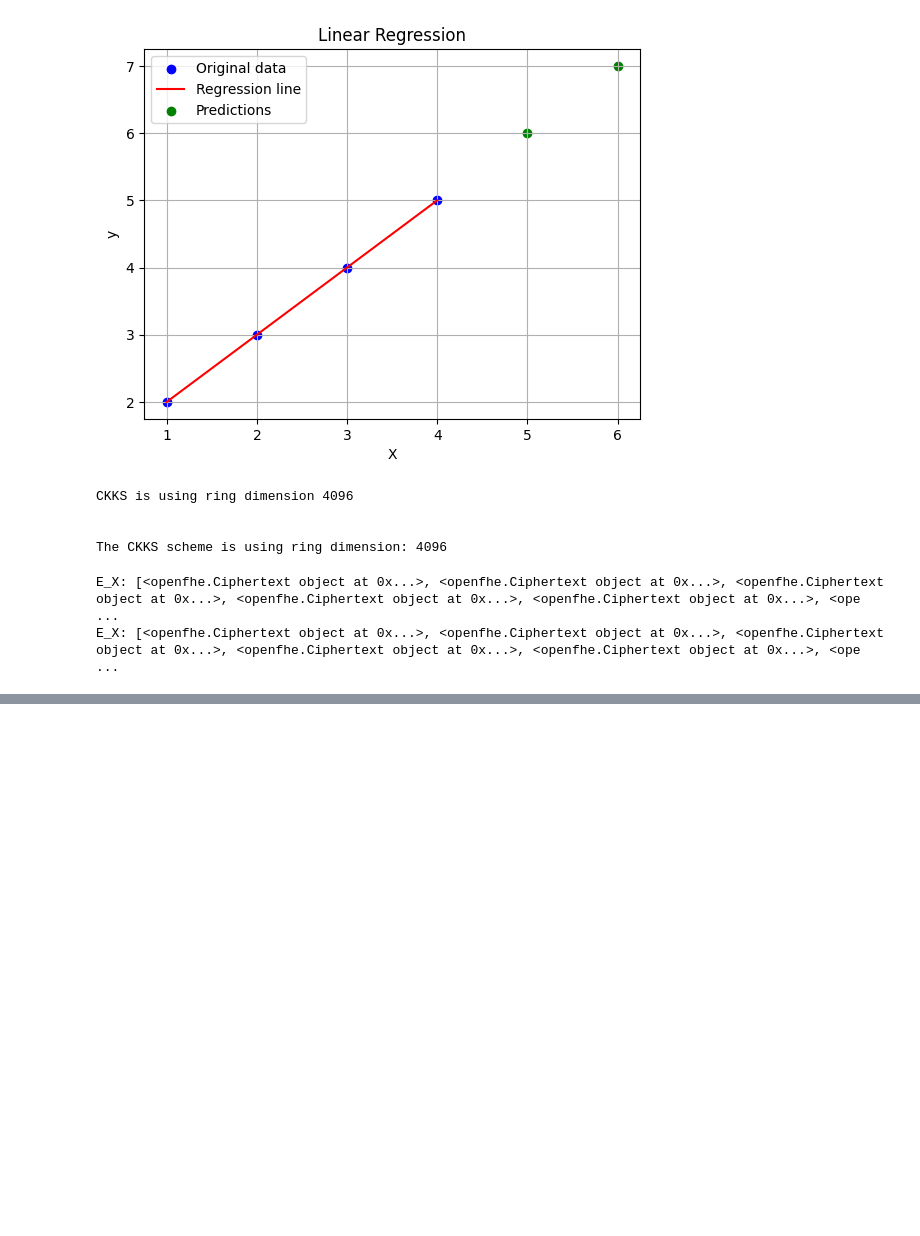
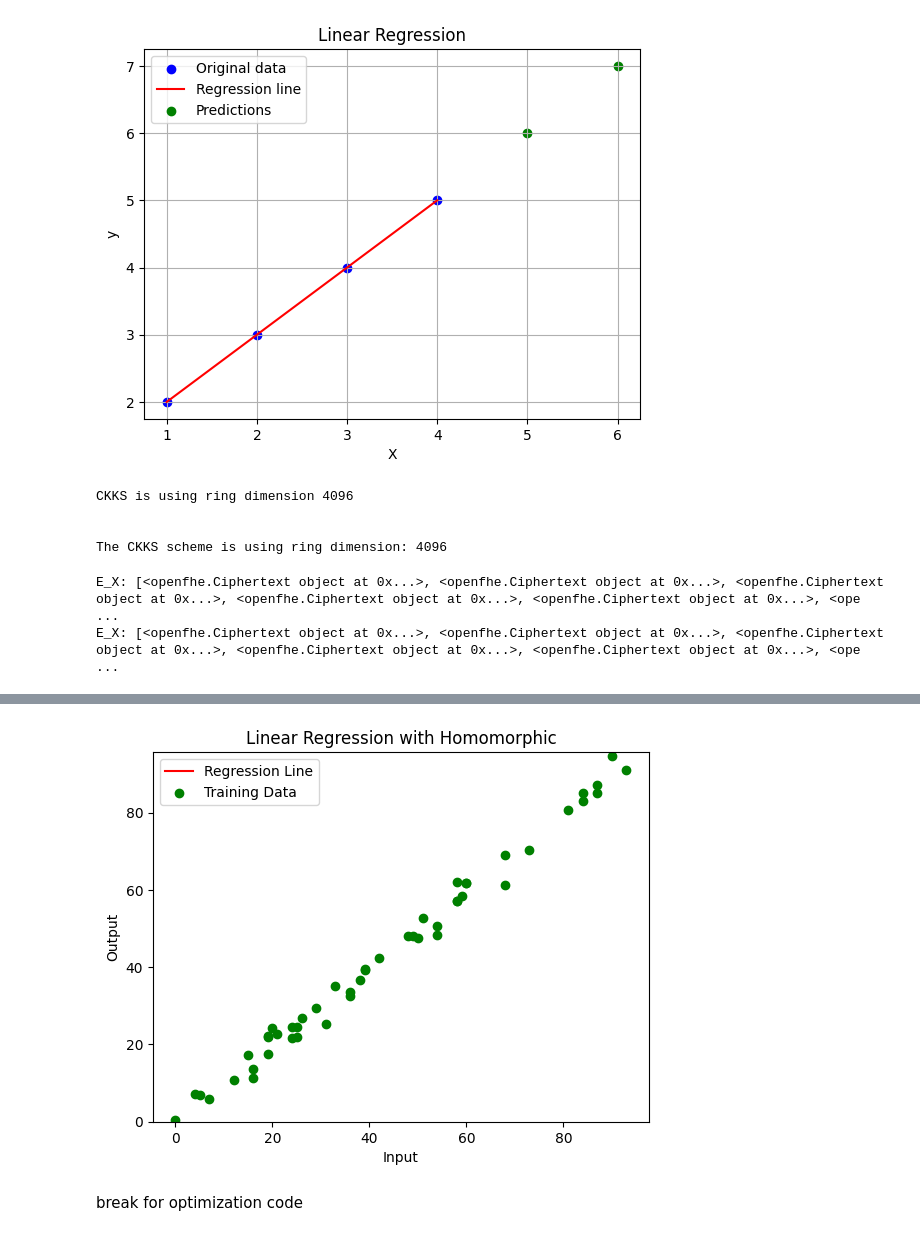
Before and after one commit to siennaphia/HelLibpt2, a Jupyter notebook: homo_lr .ipynb, the cells around one changed output, grey strips where cells are left out. Cells and saved outputs as stored; diff of their text form; code cells hidden in the pictures; blank space fills up the shorter version.

```diff
--- a/homo_lr .ipynb
+++ b/homo_lr .ipynb
@@ -222,8 +231,8 @@ class HomomorphicLinearRegression:
         dc = self.crypto_context.EvalMult(ciphertext_after, two)
 
         # Assign values to dm and dc
-        derivates["dm"] = dm
-        derivates["dc"] = dc
+        derivates["dm"] = self.crypto_context.EvalBootstrap(dm)
+        derivates["dc"] = self.crypto_context.EvalBootstrap(dc)
         return derivates
 
     def update_parameters(self, derivates, learning_rate):
@@ -238,7 +247,7 @@ class HomomorphicLinearRegression:
 
     ##########################
 
-    def train(self, E_X, E_Y, num_iterations=100, learning_rate=0.01):
+    def train(self, E_X, E_Y, num_iterations=100, learning_rate=0.0001):
         # Assuming E_X is structured correctly as per previous discussions
         # num_samples = len(E_X)  # Number of samples
         num_features = 8  # Assuming this is the correct way to determine the number of features
@@ -265,14 +274,24 @@ class HomomorphicLinearRegression:
 
         def update(i):
             # Forward propagation
+            start_fp = time.time()
             predictions = self.forward_propagation(E_X)
+            end_fp = time.time()
+            print(f"Forward propagation took {(end_fp - start_fp)/60:.8f} minutes.")
             # print(f"predictions: {predictions}")
             # print(f'E_Y: {E_Y}')
             # # Cost function
+            # # Cost function
+            start_cf = time.time()
             cost = self.cost_function(predictions, E_Y)
+            end_cf = time.time()
+            print(f"Cost function calculation took {(end_cf - start_cf)/60:.8f} minutes.")
 
             # # Back propagation
+            start_bp = time.time()
             derivatives = self.backward_propagation(E_X, E_Y, predictions)
+            end_bp = time.time()
+            print(f"Back propagation took {(end_bp - start_bp)/60:.8f} minutes.")
 
             # # Update parameters
             self.update_parameters(derivatives, learning_rate)
@@ -281,9 +300,9 @@ class HomomorphicLinearRegression:
             # # line.set_ydata(self.parameters['m']
             # #             * x_vals + self.parameters['c'])
 
-            # # Append loss and print
-            # self.loss.append(cost)
-            # print("Iteration = {}, Loss = {}".format(i + 1, cost))
+            # Append loss and print
+            self.loss.append(cost)
+            print("Iteration = {}, Loss = {}".format(i + 1, cost))
 
             # return line,
 
@@ -333,0 +364,6 @@ m,c =homo_lr.train(E_X, E_Y)
+# %%
+print(f'm: {m.GetRealPackedValue()}, c: {c.GetRealPackedValue()}')
+m = m.GetRealPackedValue()
+c = c.GetRealPackedValue()
+
+print(f'x: {X}, y: {Y}')
@@ -333,0 +388,20 @@ m,c =homo_lr.train(E_X, E_Y)
+# %%
+fig, ax = plt.subplots()
+
+line, = ax.plot(X, m[0] * X +
+                c[0], color='red', label='Regression Line')
+ax.scatter(X, Y, marker='o',
+        color='green', label='Training Data')
+
+# Set y-axis limits to exclude negative values
+ax.set_ylim(0, max(Y) + 1)
+
+plt.xlabel('Input')
+plt.ylabel('Output')
+plt.title('Linear Regression with Homomorphic')
+plt.legend()
+plt.show()
+# %% [output]
+[figure, added]
+# %% [markdown]
+break for optimization code
```
Also changed, not shown: parts of 7 cells of this notebook, 33 other files.
